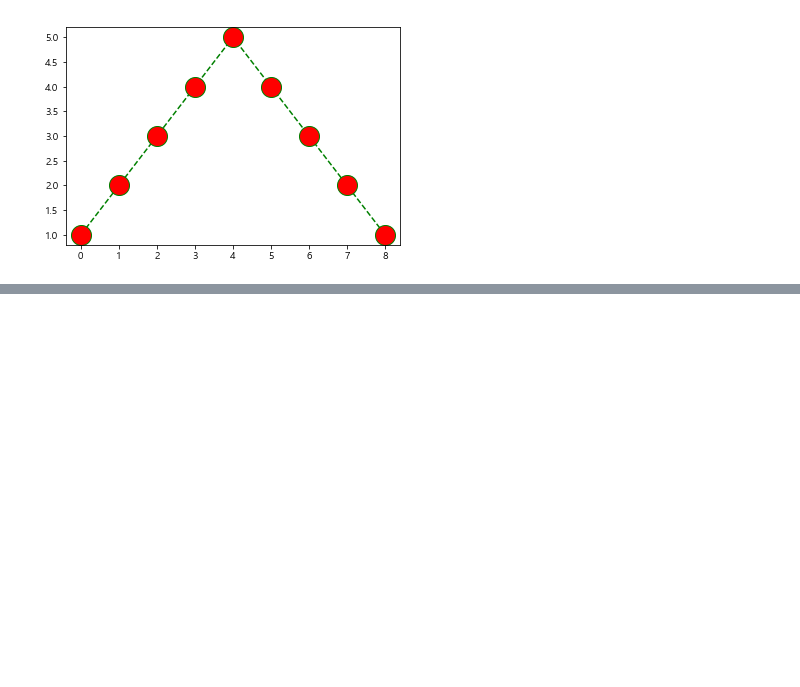
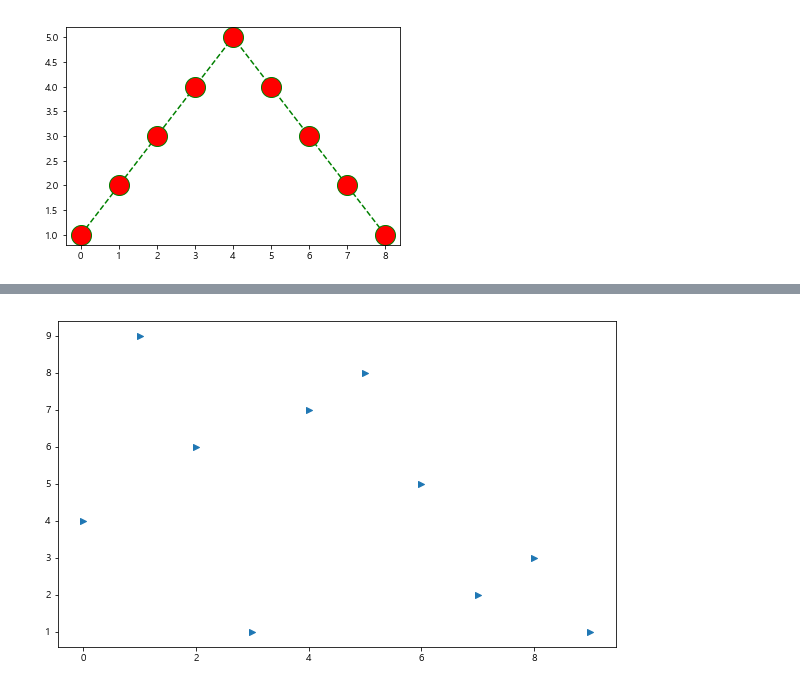
Before and after one commit to ParkKeunYoung/py_projects, a Jupyter notebook: analysis/pandas/basic/matplotlib_시각화기초.ipynb, the cells around one changed output, grey strips where cells are left out. Saved outputs shown, nothing was run; the diff lists cells and outputs as text; code cells hidden in the pictures; blank space fills up the shorter version.

```diff
--- a/analysis/pandas/basic/matplotlib_시각화기초.ipynb
+++ b/analysis/pandas/basic/matplotlib_시각화기초.ipynb
@@ -122,0 +145,7 @@ plt.show()
+# %%
+plt.figure( figsize=(10,6))
+# 모양 변경
+plt.scatter( t,y, marker='>')   # 산포도 (삼각형)
+plt.show()
+# %% [output]
+[figure, added]
```
Also changed, not shown: parts of 8 cells of this notebook, 27 other files.
